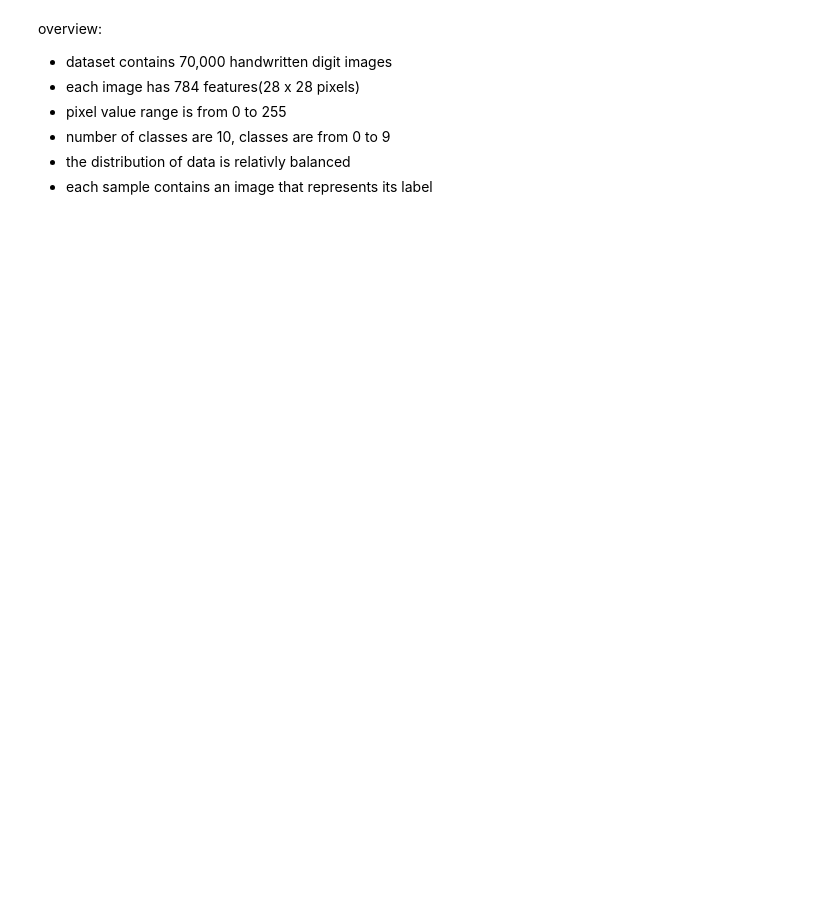
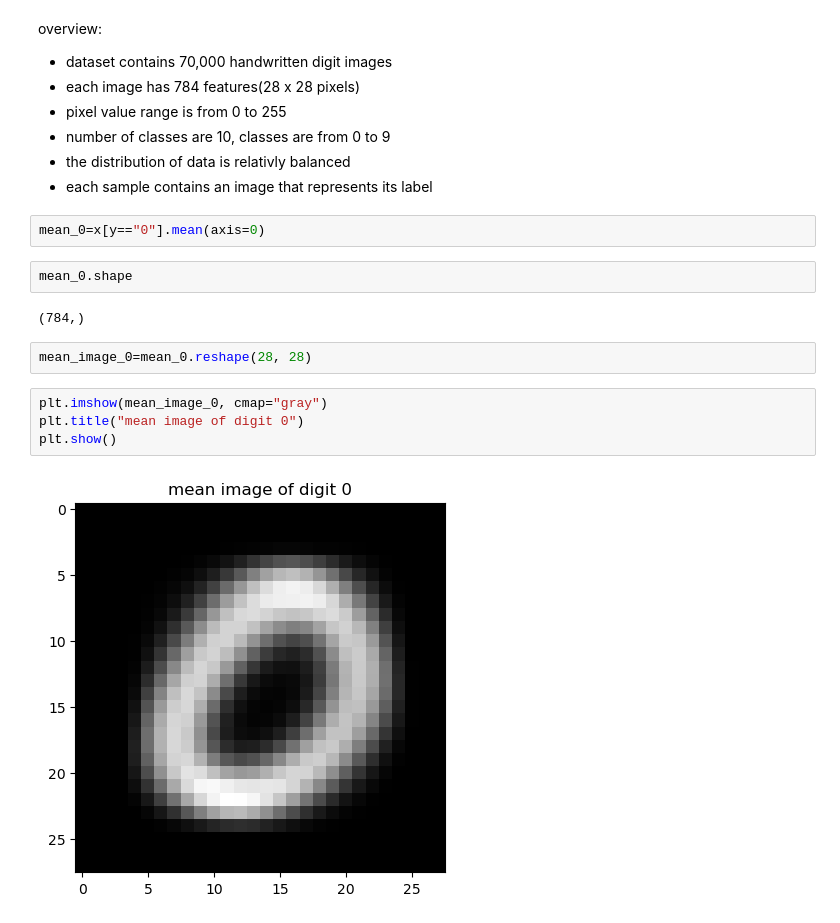
Before and after one commit to shukriaarifi/handwritten_digit_recognition, a Jupyter notebook: notebooks/mnist.ipynb, the cells around one changed output. Cells and saved outputs as stored; diff of their text form; blank space fills up the shorter version.

```diff
--- a/notebooks/mnist.ipynb
+++ b/notebooks/mnist.ipynb
@@ -92,3 +102,17 @@ overview:
 - number of classes are 10, classes are from 0 to 9
 - the distribution of data is relativly balanced
 - each sample contains an image that represents its label
+# %%
+mean_0=x[y=="0"].mean(axis=0)
+# %%
+mean_0.shape
+# %% [output]
+(784,)
+# %%
+mean_image_0=mean_0.reshape(28, 28)
+# %%
+plt.imshow(mean_image_0, cmap="gray")
+plt.title("mean image of digit 0")
+plt.show()
+# %% [output]
+[figure, added]
```
Also changed, not shown: parts of 5 cells of this notebook.
